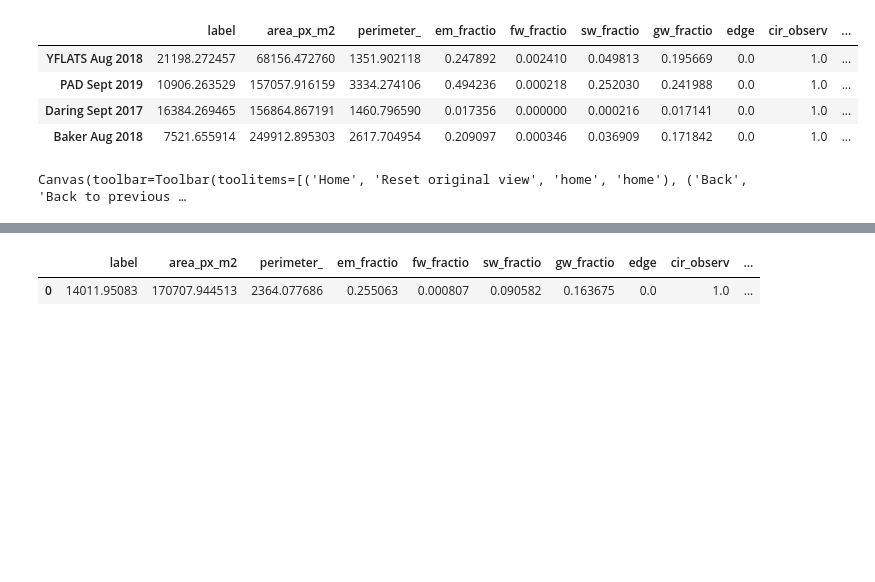
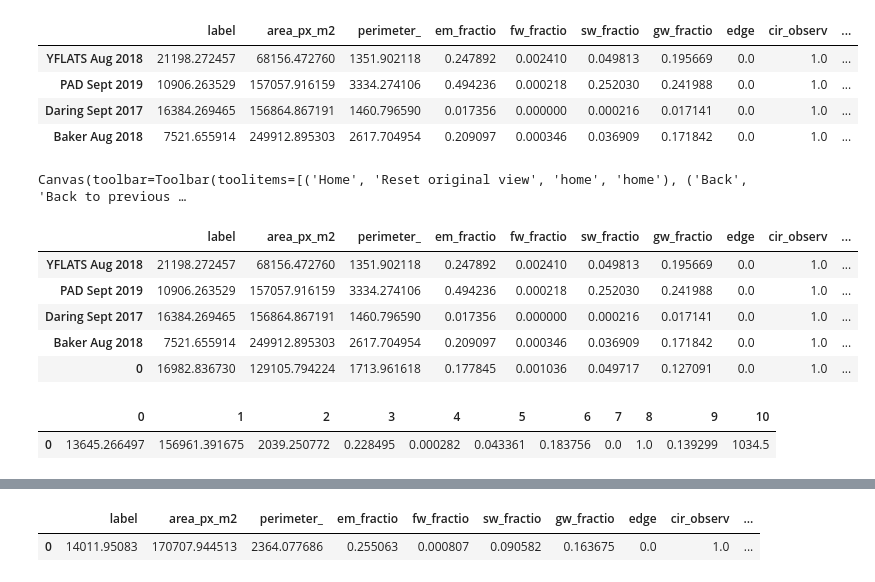
Before and after one commit to ekcomputer/random-wetlands, a Jupyter notebook: analysis/lake-histogram-by-area-etc.ipynb, the cells around one changed output, grey strips where cells are left out. Saved outputs shown, nothing was run; the diff lists cells and outputs as text; code cells hidden in the pictures; blank space fills up the shorter version.

Commit message:
Adjust min/max lake sizes; plots for ASLO. Need to double check median calc.

```diff
--- a/analysis/lake-histogram-by-area-etc.ipynb
+++ b/analysis/lake-histogram-by-area-etc.ipynb
@@ -152,3 +125,22 @@ cir_observ    4122 non-null int64
 geometry      4122 non-null object
 dtypes: float64(6), int64(3), object(1)
 memory usage: 354.2+ KB
+# %%
+## set area bins
+# lin
+nbins=25
+max_area_to_plot=lakes_all.area_px_m2.max()/1e6 # max is 34.00001 # original: 5 # km2
+bins=np.linspace(0, max_area_to_plot, nbins)
+# nMajorTicks=6
+
+## log
+bins_log=np.logspace(np.log10(min_size/1e6), np.log10(max_area_to_plot), nbins)
+nMajorTicks=6
+
+# ## log with bins based on powers of 10
+# nbins=6
+# max_area_to_plot=1e1 # km2
+# bins_log=np.logspace(-4, np.log10(max_area_to_plot), nbins)
+# nMajorTicks=6
+
+bins_log
@@ -558,17 +563,22 @@ Invalid limit will be ignored.
 # %%
 for i, lakes in enumerate(lakes_list):
 #     print(lakes.em_fractio.mean())
+#     indiv_med_df=lakes.median()
     indiv_mean_df=lakes.mean()
     indiv_mean_df['em_weight_avg'] = np.average(lakes.em_fractio, weights=lakes.area_px_m2) # for weighted Average by area within site
     indiv_mean_df['Count'] = len(lakes) # for weighted average by lake across sites
+    indiv_mean_df['em_median'] = lakes.median().em_fractio
     if i==0: # first time
         lakes_mean_df=indiv_mean_df
+#         lakes_med_df=indiv_med_df
     else:
         lakes_mean_df=pd.concat((lakes_mean_df, indiv_mean_df), axis=1)
+#         lakes_med_df=pd.concat((lakes_med_df, indiv_med_df), axis=1)
 # lakes.mean()
 lakes_mean_df.columns=lakes_labels
 lakes_mean_df=lakes_mean_df.T
-lakes_mean_df
+display(lakes_mean_df)
+# display(lakes_med_df)
 # %% [output]
 |  | label | area_px_m2 | perimeter_ | em_fractio | fw_fractio | sw_fractio | gw_fractio | edge | cir_observ | ... |
 | YFLATS Aug 2018 | 21198.272457 | 68156.472760 | 1351.902118 | 0.247892 | 0.002410 | 0.049813 | 0.195669 | 0.0 | 1.0 | ... |
@@ -610,3 +626,22 @@ fig4.savefig(figname + '.jpg', dpi=300)
 fig4.savefig(figname + '.pdf', dpi=300)
 # %% [output]
 Canvas(toolbar=Toolbar(toolitems=[('Home', 'Reset original view', 'home', 'home'), ('Back', 'Back to previous …
+# %%
+lakes_mean_df.em_median.mean()
+lakes_mean_df_append
+# %% [output]
+|  | label | area_px_m2 | perimeter_ | em_fractio | fw_fractio | sw_fractio | gw_fractio | edge | cir_observ | ... |
+| YFLATS Aug 2018 | 21198.272457 | 68156.472760 | 1351.902118 | 0.247892 | 0.002410 | 0.049813 | 0.195669 | 0.0 | 1.0 | ... |
+| PAD Sept 2019 | 10906.263529 | 157057.916159 | 3334.274106 | 0.494236 | 0.000218 | 0.252030 | 0.241988 | 0.0 | 1.0 | ... |
+| Daring Sept 2017 | 16384.269465 | 156864.867191 | 1460.796590 | 0.017356 | 0.000000 | 0.000216 | 0.017141 | 0.0 | 1.0 | ... |
+| Baker Aug 2018 | 7521.655914 | 249912.895303 | 2617.704954 | 0.209097 | 0.000346 | 0.036909 | 0.171842 | 0.0 | 1.0 | ... |
+| 0 | 16982.836730 | 129105.794224 | 1713.961618 | 0.177845 | 0.001036 | 0.049717 | 0.127091 | 0.0 | 1.0 | ... |
+# %%
+## Add median!
+lakes_mean_df_med = pd.DataFrame(np.median(lakes_mean_df, axis=0)).T
+lakes_mean_df_med.columns=lakes_mean_df.columns
+lakes_mean_df_med
+# lakes_mean_df
+# %% [output]
+|  | 0 | 1 | 2 | 3 | 4 | 5 | 6 | 7 | 8 | 9 | 10 |
+| 0 | 13645.266497 | 156961.391675 | 2039.250772 | 0.228495 | 0.000282 | 0.043361 | 0.183756 | 0.0 | 1.0 | 0.139299 | 1034.5 |
```
Also changed, not shown: parts of 18 cells of this notebook, 1 other file.
